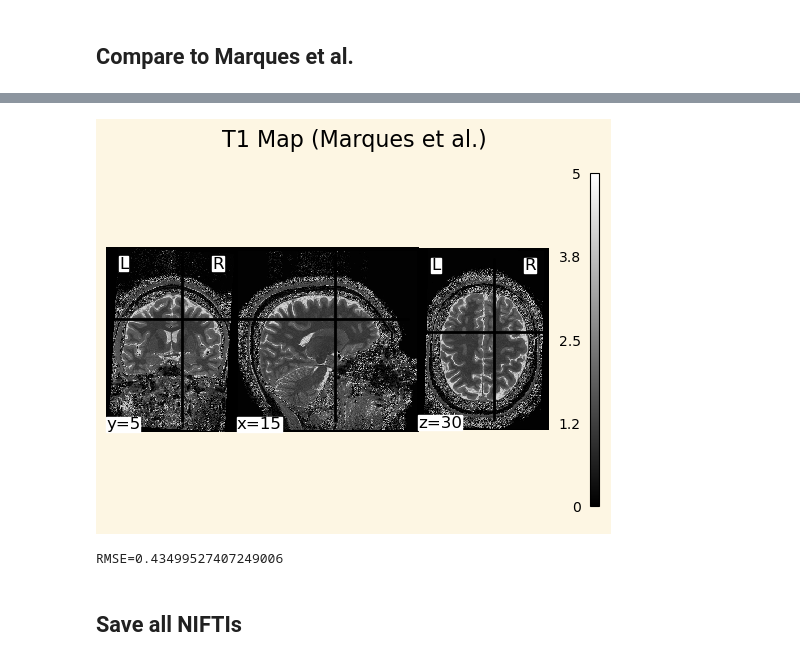
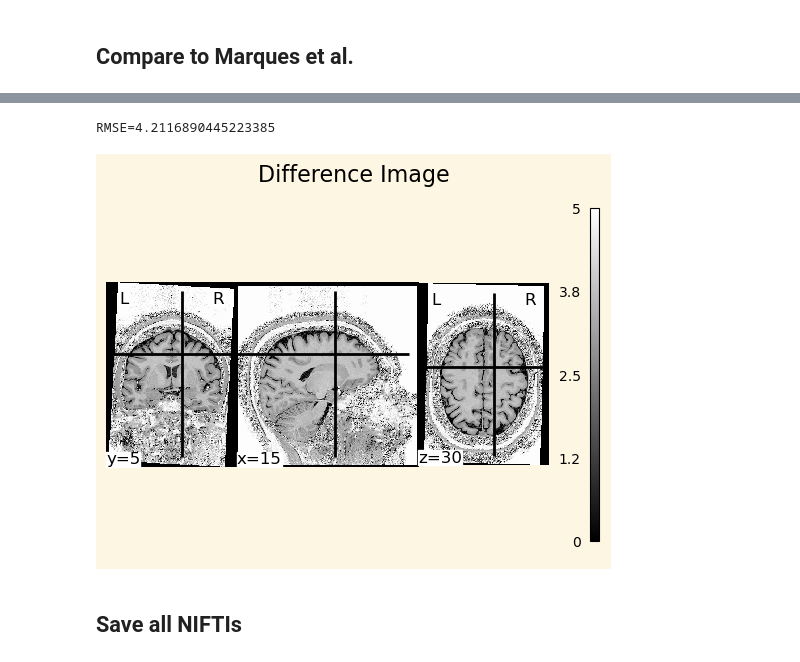
Before and after one commit to MASILab/map_t1_mapping, a Jupyter notebook: notebooks/lut_mp2rage.ipynb, the cells around one changed output, grey strips where cells are left out. Drawn from its saved outputs; the diff is of its cells as text; code cells hidden in the pictures.

```diff
--- a/notebooks/lut_mp2rage.ipynb
+++ b/notebooks/lut_mp2rage.ipynb
@@ -84,13 +83,14 @@ Text(0.5, 1.0, 'T1-Weighted Image')
 Next, we calculate the values for the LUT given the provided parameters and an estimate of the t-values.
 # %%
 # Range of values for T1
-num_points = 1000
-t1_estimate = np.linspace(0.2, 5, num_points).reshape(num_points,1)
+t1_estimate = np.arange(0.05, 5.01, 0.05)
+num_points = len(t1_estimate)
+t1_estimate = t1_estimate.reshape(num_points,1)
 
 # Calculate TA, TB, TC
 TA = params["inversion_times"][0] - params["n"]/2*params["TR"]
-TB = params["inversion_times"][1] - params["inversion_times"][0] - TA
-TC = params["MP2RAGE_TR"] - params["inversion_times"][1] - TA/2
+TB = params["inversion_times"][1] - params["inversion_times"][0] - params["n"]*params["TR"]
+TC = params["MP2RAGE_TR"] - params["inversion_times"][1] - params["n"]/2*params["TR"]
 
 # Calculate what values would be produced with the range for T1
 [GRE1, GRE2] = t1_mapping.utils.gre_signal(
@@ -113,7 +113,7 @@ MP2RAGE = t1_mapping.utils.mp2rage_t1w(GRE1, GRE2).reshape(num_points, 1)
 LUT = np.hstack((MP2RAGE, t1_estimate))
 
 # Sort LUT so values are in numerical order
-LUT = LUT[LUT[:, 0].argsort()]
+# LUT = LUT[LUT[:, 0].argsort()]
 # %% [markdown]
 ## Plot GRE estimates
 These functions should appear smooth. If there are any outliers, it will affect the T1 mapping.
@@ -132,9 +132,6 @@ fig.legend()
 # Calculate $t$ map using LUT
 Finally, we can calculate values for $t$ by interpolating between the values on our LUT.
 # %%
-# Create cubic interpolation
-cs = CubicSpline(LUT[:, 0], LUT[:, 1])
-
 # Plot function to be inverted
 fig, ax = plt.subplots()
 ax.plot(LUT[:, 0], LUT[:, 1])
@@ -143,7 +140,7 @@ ax.set_ylabel('Corresponding $T1$ value')
 ax.set_title('Interpolated function')
 
 # Calculate for desired values
-t1_calc = cs(t1w.flatten())
+t1_calc = np.interp(t1w.flatten(), LUT[:, 0], LUT[:, 1])
 t1_calc = t1_calc.reshape(t1w.shape)
 
 # Create NIFTI
@@ -160,2 +157,8 @@ Text(0.5, 1.0, 'T1 Map (mine)')
 # %% [markdown]
 ## Compare to Marques et al.
+# %%
+# Plot T1 map from Marques repo
+t1_marques = nib.load('/home/local/VANDERBILT/saundam1/Documents/MP2RAGE-related-scripts/example_t1map2.nii')
+fig, ax = plt.subplots()
+plotting.plot_img(t1_marques, cut_coords=(15, 5, 30), cmap='gray', axes=ax, colorbar=True, vmin=0, vmax=5)
+ax.set_title('T1 Map (Marques et al.)')
@@ -162,26 +168,19 @@ Text(0.5, 1.0, 'T1 Map (mine)')
 # %%
-# Plot T1 map from Marques repo
-t1_marques = nib.load('/home/local/VANDERBILT/saundam1/Documents/MP2RAGE-related-scripts/example_t1map.nii')
-fig, ax = plt.subplots()
-plotting.plot_img(t1_marques, cut_coords=(15, 5, 30), cmap='gray', axes=ax, colorbar=True, vmin=0, vmax=5)
-ax.set_title('T1 Map (Marques et al.)')
-plt.show()
-
 # Plot difference image
 t1_diff = t1_calc - t1_marques.get_fdata()
 t1_diff_nifti = nib.nifti2.Nifti2Image(t1_diff, inv1_real.affine)
+fig, ax = plt.subplots()
 plotting.plot_img(t1_diff_nifti, cut_coords=(15, 5, 30), cmap='gray', axes=ax, colorbar=True, vmin=0, vmax=5)
 ax.set_title('Difference Image')
-plt.show()
 
 # Calculate RMSE
 t_lin = t1_marques.get_fdata().flatten()
 t_calc_lin = t1_calc.flatten()
 RMSE = mean_squared_error(t_lin, t_calc_lin, squared=False)
 print(f'{RMSE=}')
 # %% [output]
+RMSE=4.2116890445223385
-[figure, old version]
+[figure, new version]
-RMSE=0.43499527407249006
 # %% [markdown]
 ## Save all NIFTIs
 # %%
```
Also changed, not shown: parts of 5 cells of this notebook, 1 other file.
